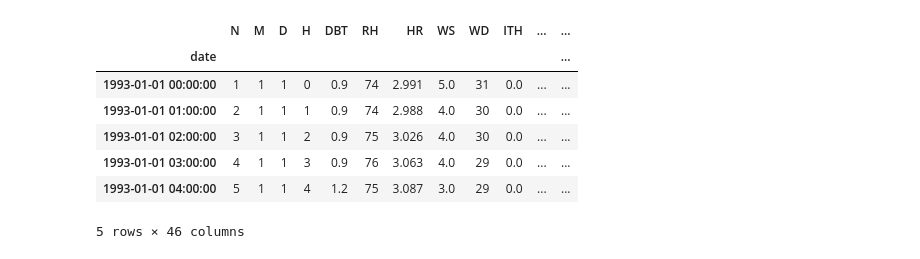
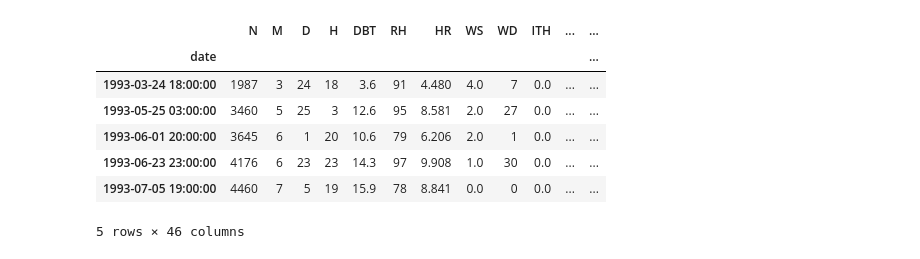
Before and after one commit to Perovsky56/VectorAutoRegression-Project, a Jupyter notebook: VAR01.ipynb, the cells around one changed output. Saved outputs shown, nothing was run; the diff lists cells and outputs as text; code cells hidden in the pictures.

```diff
--- a/VAR01.ipynb
+++ b/VAR01.ipynb
@@ -9,7 +9,7 @@ import matplotlib.dates as mdates
 import re
 
 with open('wmo121000iso.txt', 'r', encoding='ISO-8859-2') as file:
-    lines = file.readlines()[1:8000]
+    lines = file.readlines()[1:5000]
 
 data = [re.split(r'\s+', line.strip()) for line in lines]
 
@@ -47,15 +47,15 @@ df['date'] = df.apply(calculate_date, axis=1)
 
 df.set_index('date', inplace=True)
 # %%
-df.head(5)
+df.sample(5)
 # %% [output]
 |  | N | M | D | H | DBT | RH | HR | WS | WD | ITH | ... | ... |
 | date |  |  |  |  |  |  |  |  |  |  |  | ... |
-| 1993-01-01 00:00:00 | 1 | 1 | 1 | 0 | 0.9 | 74 | 2.991 | 5.0 | 31 | 0.0 | ... | ... |
-| 1993-01-01 01:00:00 | 2 | 1 | 1 | 1 | 0.9 | 74 | 2.988 | 4.0 | 30 | 0.0 | ... | ... |
-| 1993-01-01 02:00:00 | 3 | 1 | 1 | 2 | 0.9 | 75 | 3.026 | 4.0 | 30 | 0.0 | ... | ... |
-| 1993-01-01 03:00:00 | 4 | 1 | 1 | 3 | 0.9 | 76 | 3.063 | 4.0 | 29 | 0.0 | ... | ... |
-| 1993-01-01 04:00:00 | 5 | 1 | 1 | 4 | 1.2 | 75 | 3.087 | 3.0 | 29 | 0.0 | ... | ... |
+| 1993-03-24 18:00:00 | 1987 | 3 | 24 | 18 | 3.6 | 91 | 4.480 | 4.0 | 7 | 0.0 | ... | ... |
+| 1993-05-25 03:00:00 | 3460 | 5 | 25 | 3 | 12.6 | 95 | 8.581 | 2.0 | 27 | 0.0 | ... | ... |
+| 1993-06-01 20:00:00 | 3645 | 6 | 1 | 20 | 10.6 | 79 | 6.206 | 2.0 | 1 | 0.0 | ... | ... |
+| 1993-06-23 23:00:00 | 4176 | 6 | 23 | 23 | 14.3 | 97 | 9.908 | 1.0 | 30 | 0.0 | ... | ... |
+| 1993-07-05 19:00:00 | 4460 | 7 | 5 | 19 | 15.9 | 78 | 8.841 | 0.0 | 0 | 0.0 | ... | ... |
 5 rows × 46 columns
 # %%
 selected_columns = ['DBT', 'RH', 'WS']
```
Also changed, not shown: parts of 6 cells of this notebook.
